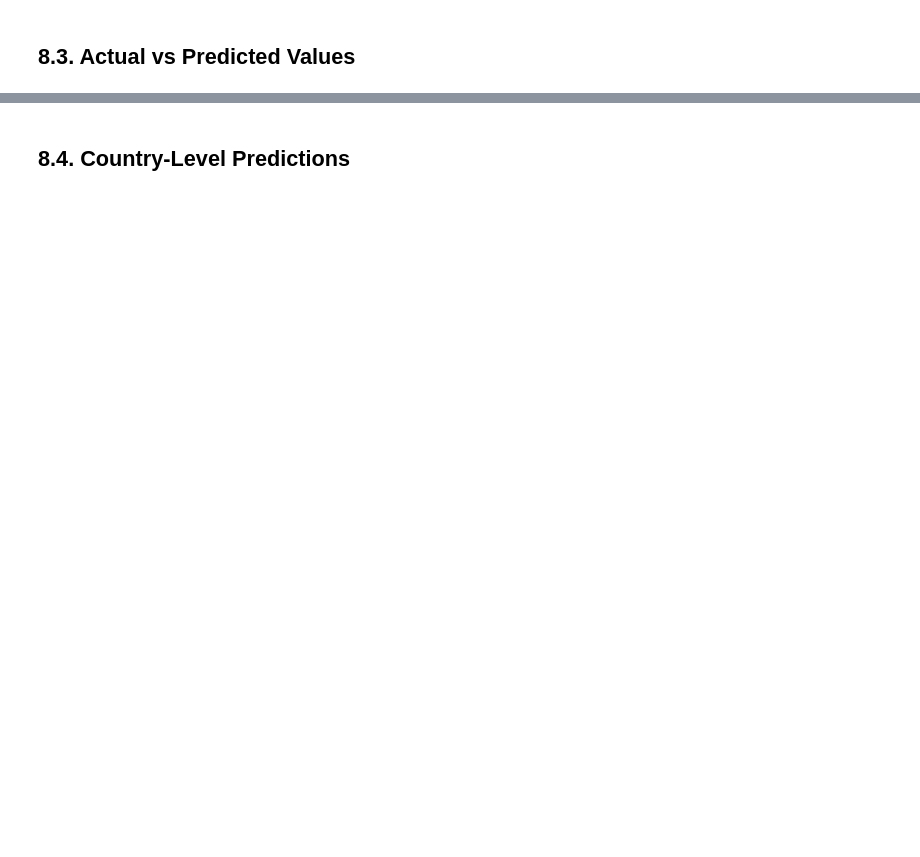
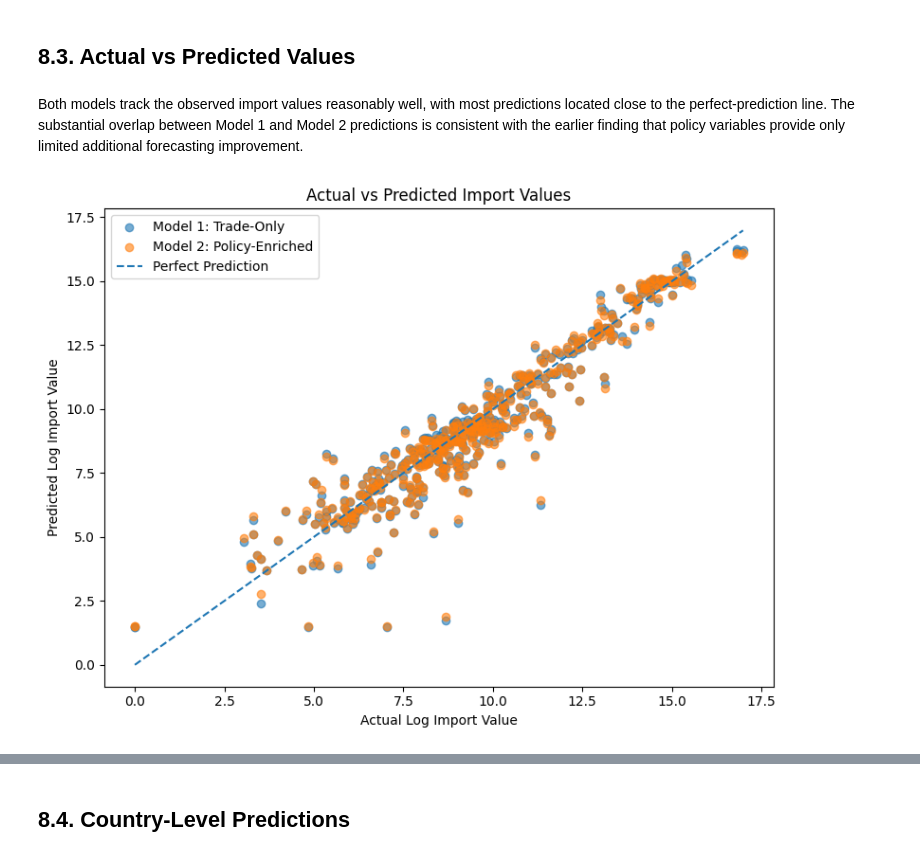
Before and after one commit to atessberfin/voltradar, a Jupyter notebook: notebooks/VoltRadar_Masters_Thesis.ipynb, the cells around one changed output, grey strips where cells are left out. Drawn from its saved outputs; the diff is of its cells as text; code cells hidden in the pictures; blank space fills up the shorter version.

```diff
--- a/notebooks/VoltRadar_Masters_Thesis.ipynb
+++ b/notebooks/VoltRadar_Masters_Thesis.ipynb
@@ -3970,2 +4148,49 @@ Average performance across validation years:
 # %% [markdown]
 ## **8.3. Actual vs Predicted Values**
+# %% [markdown]
+Both models track the observed import values reasonably well, with most predictions located close to the perfect-prediction line. The substantial overlap between Model 1 and Model 2 predictions is consistent with the earlier finding that policy variables provide only limited additional forecasting improvement.
+# %%
+plt.figure(figsize=(8, 6))
+
+plt.scatter(
+    np.log1p(model_1_test_results["Target Import Value"]),
+    np.log1p(model_1_test_results["Predicted Import Value"]),
+    alpha=0.6,
+    label="Model 1: Trade-Only"
+)
+
+plt.scatter(
+    np.log1p(model_2_test_results["Target Import Value"]),
+    np.log1p(model_2_test_results["Predicted Import Value"]),
+    alpha=0.6,
+    label="Model 2: Policy-Enriched"
+)
+
+min_value = min(
+    np.log1p(model_1_test_results["Target Import Value"]).min(),
+    np.log1p(model_1_test_results["Predicted Import Value"]).min(),
+    np.log1p(model_2_test_results["Predicted Import Value"]).min()
+)
+
+max_value = max(
+    np.log1p(model_1_test_results["Target Import Value"]).max(),
+    np.log1p(model_1_test_results["Predicted Import Value"]).max(),
+    np.log1p(model_2_test_results["Predicted Import Value"]).max()
+)
+
+plt.plot(
+    [min_value, max_value],
+    [min_value, max_value],
+    linestyle="--",
+    label="Perfect Prediction"
+)
+
+plt.xlabel("Actual Log Import Value")
+plt.ylabel("Predicted Log Import Value")
+plt.title("Actual vs Predicted Import Values")
+
+plt.legend()
+plt.tight_layout()
+plt.show()
+# %% [output]
+[figure, added]
```
Also changed, not shown: parts of 43 cells of this notebook.
